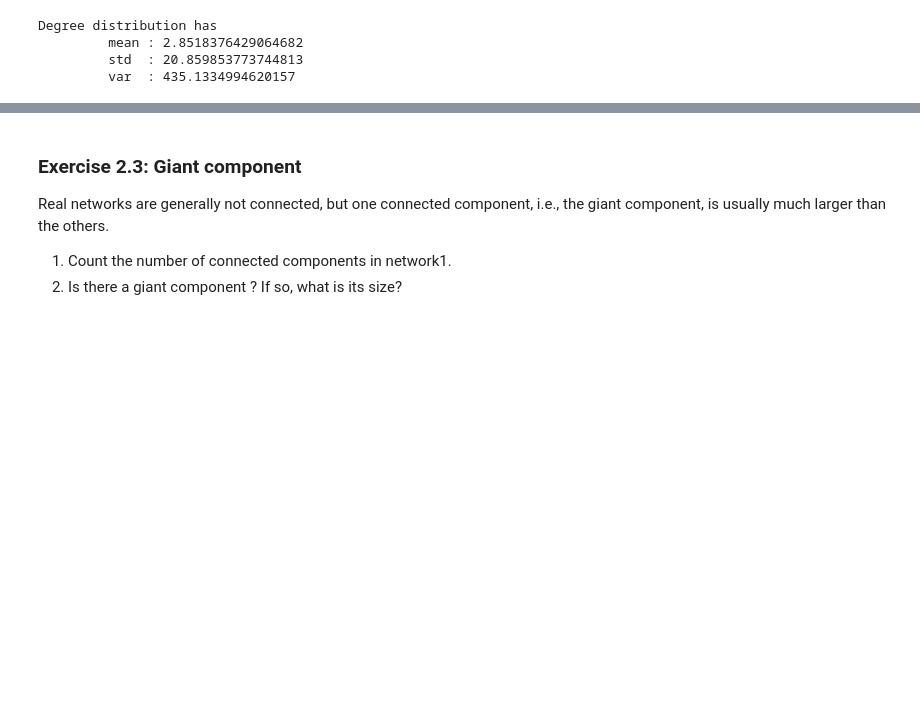
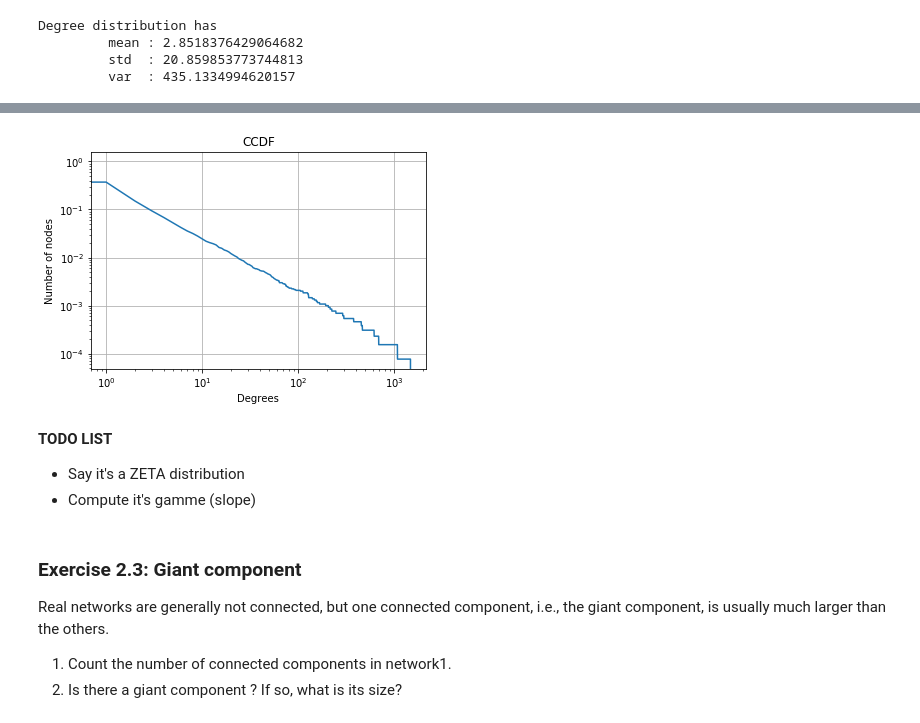
Before and after one commit to andreakiro/analyticat, a Jupyter notebook: lab-02/assignment/ix-lab2-notebook-part1.ipynb, the cells around one changed output, grey strips where cells are left out. Saved outputs shown, nothing was run; the diff lists cells and outputs as text; code cells hidden in the pictures; blank space fills up the shorter version.

```diff
--- a/lab-02/assignment/ix-lab2-notebook-part1.ipynb
+++ b/lab-02/assignment/ix-lab2-notebook-part1.ipynb
@@ -139,0 +164,4 @@ Degree distribution has
+# %%
+# Compute the CCDF of the nodes' degree
+ccdf = 1 - np.cumsum(np.bincount(degrees)) / len(list(G.nodes))
+hihi = np.linspace(0, len(list(G.nodes)))
@@ -140,3 +173,20 @@ Degree distribution has
+# %%
+# Plot log-log plot of CCDF
+plt.plot(ccdf)
+plt.xscale('log')
+plt.yscale('log')
+plt.title("CCDF")
+plt.xlabel("Degrees")
+plt.ylabel("Number of nodes")
+plt.grid()
+plt.show()
+# %% [output]
+[figure, added]
+# %% [markdown]
+**TODO LIST**
+
+- Say it's a ZETA distribution
+- Compute it's gamme (slope)
 # %% [markdown]
 ### Exercise 2.3: Giant component
 Real networks are generally not connected, but one connected component, i.e., the giant component, is usually much larger than the others.
```
Also changed, not shown: parts of 39 cells of this notebook, 1 other file.
